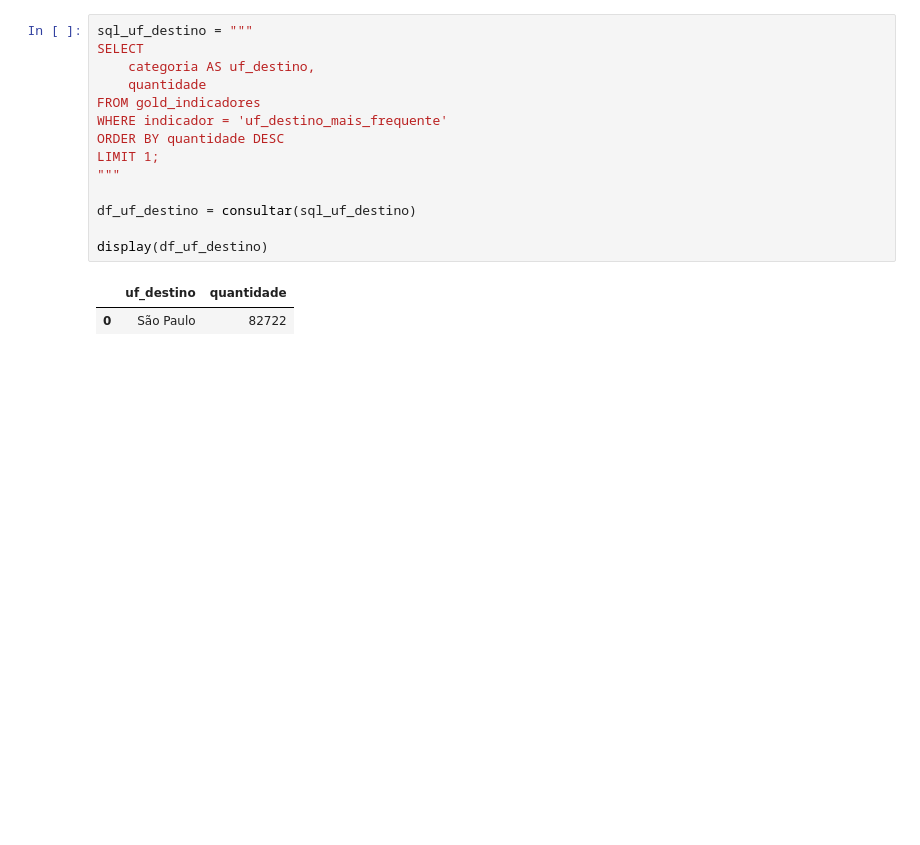
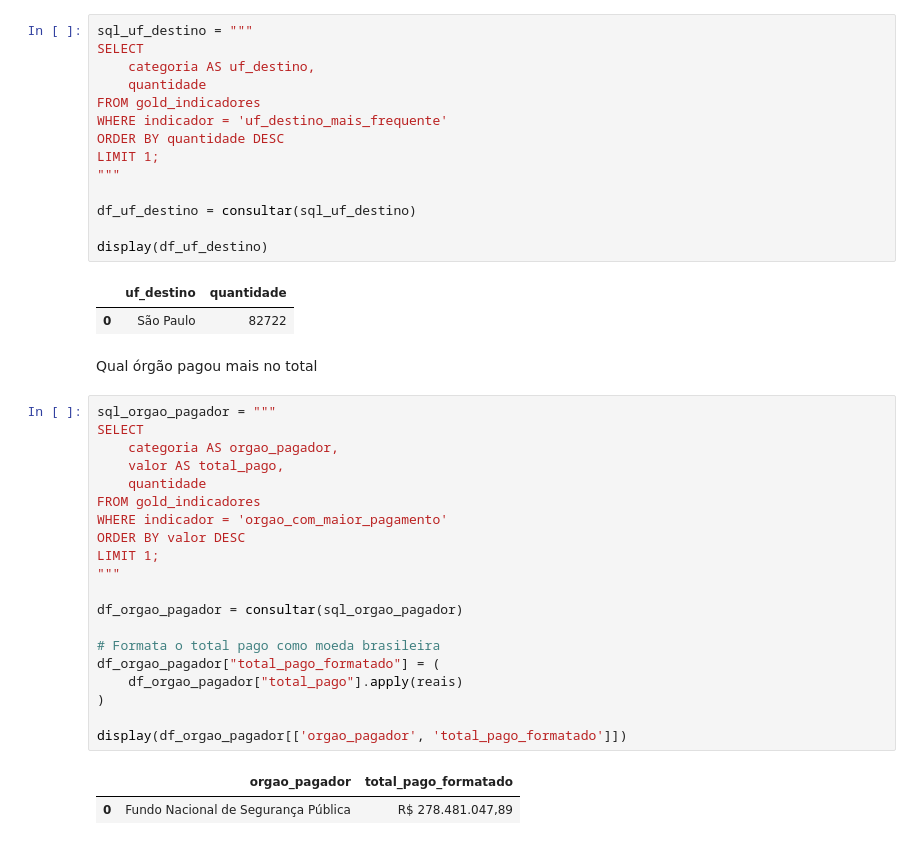
Before and after one commit to heloisacomelli/Projeto-Avaliativo-Modulo1-Heloisa_Campos_Comelli, a Jupyter notebook: 3_analise.ipynb, the cells around one changed output. Saved outputs shown, nothing was run; the diff lists cells and outputs as text; blank space fills up the shorter version.

Commit message:
feat: realiza a análise do orgão que mais pagou no total

```diff
--- a/3_analise.ipynb
+++ b/3_analise.ipynb
@@ -371,3 +371,28 @@ display(df_uf_destino)
 # %% [output]
 |  | uf_destino | quantidade |
 | 0 | São Paulo | 82722 |
+# %% [markdown]
+Qual órgão pagou mais no total
+# %%
+sql_orgao_pagador = """
+SELECT
+    categoria AS orgao_pagador,
+    valor AS total_pago,
+    quantidade
+FROM gold_indicadores
+WHERE indicador = 'orgao_com_maior_pagamento'
+ORDER BY valor DESC
+LIMIT 1;
+"""
+
+df_orgao_pagador = consultar(sql_orgao_pagador)
+
+# Formata o total pago como moeda brasileira
+df_orgao_pagador["total_pago_formatado"] = (
+    df_orgao_pagador["total_pago"].apply(reais)
+)
+
+display(df_orgao_pagador[['orgao_pagador', 'total_pago_formatado']])
+# %% [output]
+|  | orgao_pagador | total_pago_formatado |
+| 0 | Fundo Nacional de Segurança Pública | R$ 278.481.047,89 |
```
